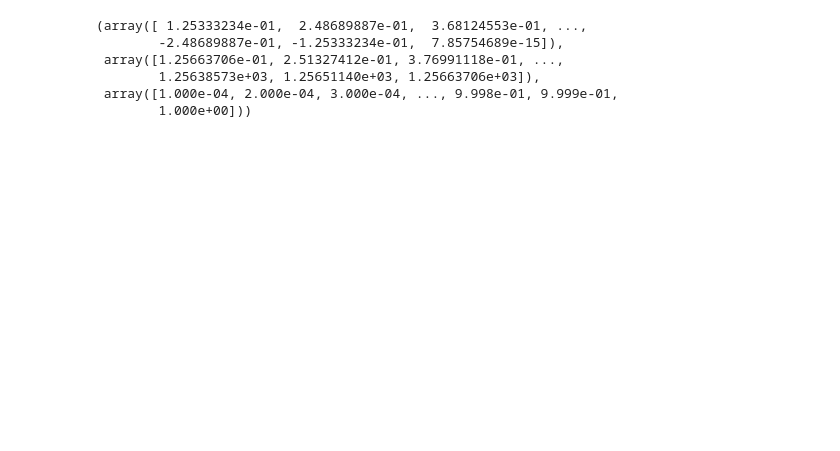
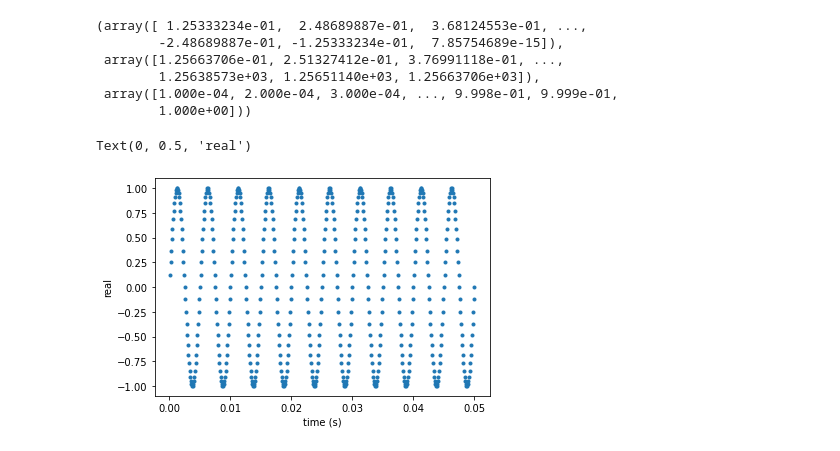
Before and after one commit to ayts9806/class2021Spring, a Jupyter notebook: 20210426.ipynb, the cells around one changed output. Cells and saved outputs as stored; diff of their text form; code cells hidden in the pictures; blank space fills up the shorter version.

```diff
--- a/20210426.ipynb
+++ b/20210426.ipynb
@@ -13,7 +13,8 @@ def phasor(amp, sr, dur, freq):
   s = np.sin(theta)
   return s, theta, t
 # %%
-phasor(10,10000,1,200)
+k = phasor(10,10000,1,200)
+k
 # %% [output]
 (array([ 1.25333234e-01,  2.48689887e-01,  3.68124553e-01, ...,
         -2.48689887e-01, -1.25333234e-01,  7.85754689e-15]),
@@ -21,3 +22,12 @@ phasor(10,10000,1,200)
         1.25638573e+03, 1.25651140e+03, 1.25663706e+03]),
  array([1.000e-04, 2.000e-04, 3.000e-04, ..., 9.998e-01, 9.999e-01,
         1.000e+00]))
+# %%
+fig = plt.figure()
+ax = fig.add_subplot(111)
+ax.plot(k[2][0:500], k[0][0:500], '.')
+ax.set_xlabel('time (s)')
+ax.set_ylabel('real')
+# %% [output]
+Text(0, 0.5, 'real')
+[figure, added]
```
Also changed, not shown: parts of 1 cell of this notebook.
